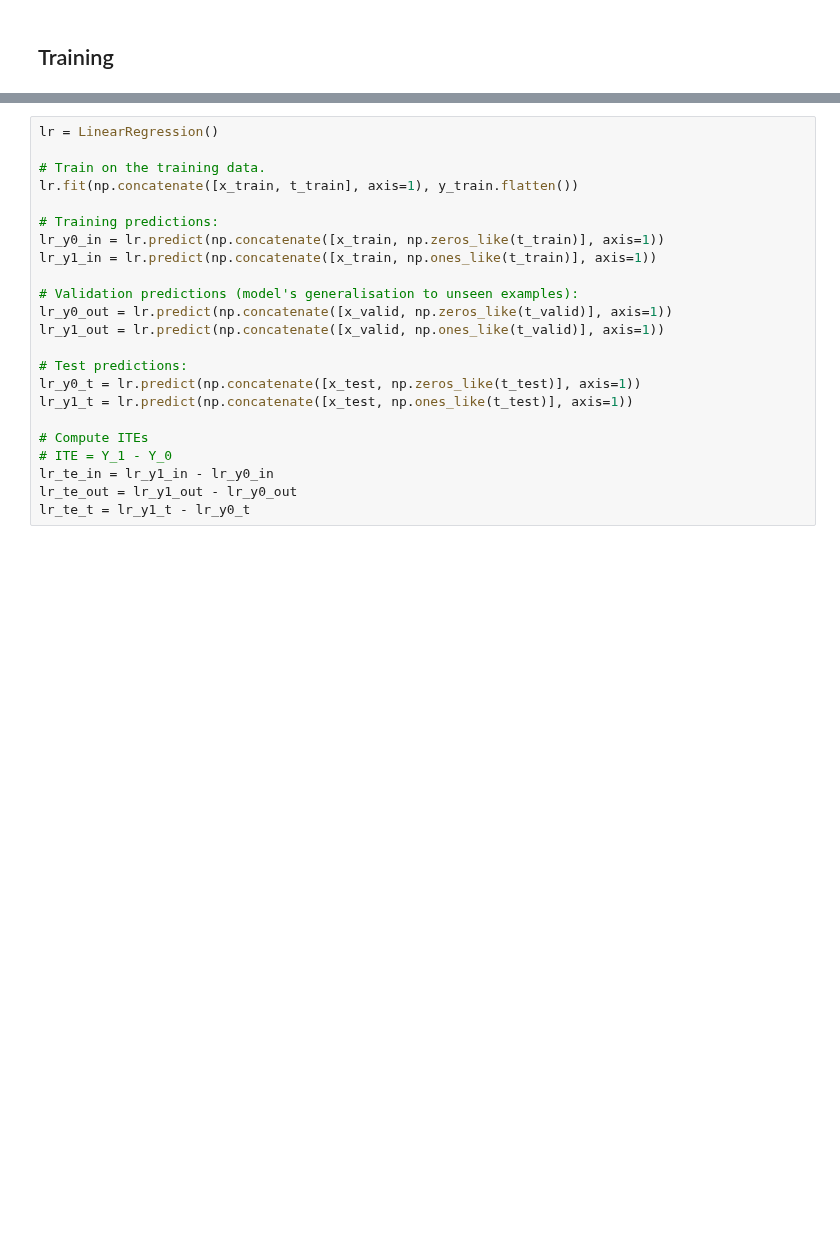
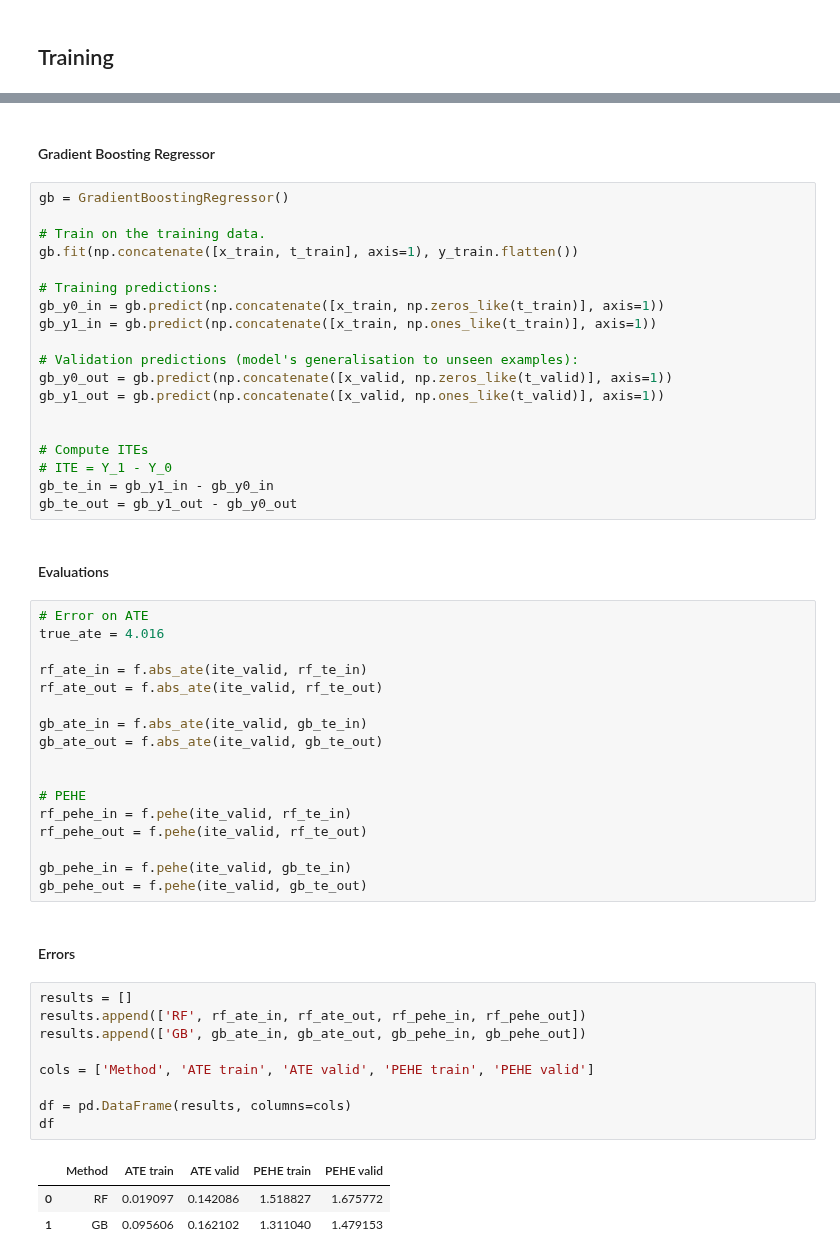
Before and after one commit to PauMarquez99/DataScience-CE888, a Jupyter notebook: Assignments/CE888 Assignment 2/Datasets Notebooks/CE888-Assignment2_IHDP.ipynb, the cells around one changed output, grey strips where cells are left out. Cells and saved outputs as stored; diff of their text form; blank space fills up the shorter version.

```diff
--- a/Assignments/CE888 Assignment 2/Datasets Notebooks/CE888-Assignment2_IHDP.ipynb
+++ b/Assignments/CE888 Assignment 2/Datasets Notebooks/CE888-Assignment2_IHDP.ipynb
@@ -172,23 +171,55 @@ rf_te_t = rf_y1_t - rf_y0_t
+# %% [markdown]
+#### Gradient Boosting Regressor
 # %%
-lr = LinearRegression()
+gb = GradientBoostingRegressor()
 
 # Train on the training data.
-lr.fit(np.concatenate([x_train, t_train], axis=1), y_train.flatten())
+gb.fit(np.concatenate([x_train, t_train], axis=1), y_train.flatten())
 
 # Training predictions:
-lr_y0_in = lr.predict(np.concatenate([x_train, np.zeros_like(t_train)], axis=1))
-lr_y1_in = lr.predict(np.concatenate([x_train, np.ones_like(t_train)], axis=1))
+gb_y0_in = gb.predict(np.concatenate([x_train, np.zeros_like(t_train)], axis=1))
+gb_y1_in = gb.predict(np.concatenate([x_train, np.ones_like(t_train)], axis=1))
 
 # Validation predictions (model's generalisation to unseen examples):
-lr_y0_out = lr.predict(np.concatenate([x_valid, np.zeros_like(t_valid)], axis=1))
-lr_y1_out = lr.predict(np.concatenate([x_valid, np.ones_like(t_valid)], axis=1))
+gb_y0_out = gb.predict(np.concatenate([x_valid, np.zeros_like(t_valid)], axis=1))
+gb_y1_out = gb.predict(np.concatenate([x_valid, np.ones_like(t_valid)], axis=1))
 
-# Test predictions:
-lr_y0_t = lr.predict(np.concatenate([x_test, np.zeros_like(t_test)], axis=1))
-lr_y1_t = lr.predict(np.concatenate([x_test, np.ones_like(t_test)], axis=1))
 
 # Compute ITEs
 # ITE = Y_1 - Y_0
-lr_te_in = lr_y1_in - lr_y0_in
-lr_te_out = lr_y1_out - lr_y0_out
-lr_te_t = lr_y1_t - lr_y0_t
+gb_te_in = gb_y1_in - gb_y0_in
+gb_te_out = gb_y1_out - gb_y0_out
+# %% [markdown]
+#### Evaluations
+# %%
+# Error on ATE
+true_ate = 4.016
+
+rf_ate_in = f.abs_ate(ite_valid, rf_te_in)
+rf_ate_out = f.abs_ate(ite_valid, rf_te_out)
+
+gb_ate_in = f.abs_ate(ite_valid, gb_te_in)
+gb_ate_out = f.abs_ate(ite_valid, gb_te_out)
+
+
+# PEHE
+rf_pehe_in = f.pehe(ite_valid, rf_te_in)
+rf_pehe_out = f.pehe(ite_valid, rf_te_out)
+
+gb_pehe_in = f.pehe(ite_valid, gb_te_in)
+gb_pehe_out = f.pehe(ite_valid, gb_te_out)
+# %% [markdown]
+#### Errors
+# %%
+results = []
+results.append(['RF', rf_ate_in, rf_ate_out, rf_pehe_in, rf_pehe_out])
+results.append(['GB', gb_ate_in, gb_ate_out, gb_pehe_in, gb_pehe_out])
+
+cols = ['Method', 'ATE train', 'ATE valid', 'PEHE train', 'PEHE valid']
+
+df = pd.DataFrame(results, columns=cols)
+df
+# %% [output]
+|  | Method | ATE train | ATE valid | PEHE train | PEHE valid |
+| 0 | RF | 0.019097 | 0.142086 | 1.518827 | 1.675772 |
+| 1 | GB | 0.095606 | 0.162102 | 1.311040 | 1.479153 |
```
Also changed, not shown: parts of 22 cells of this notebook.
